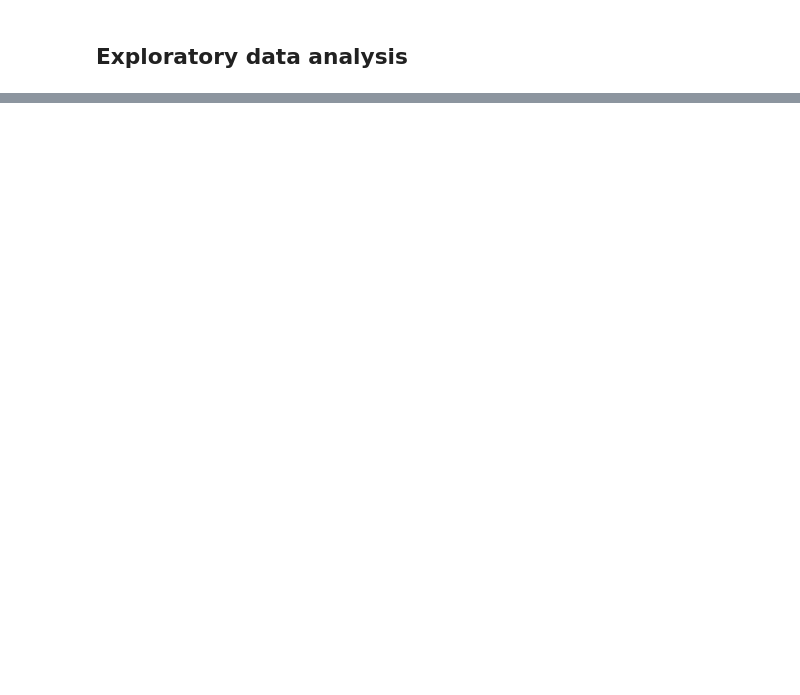
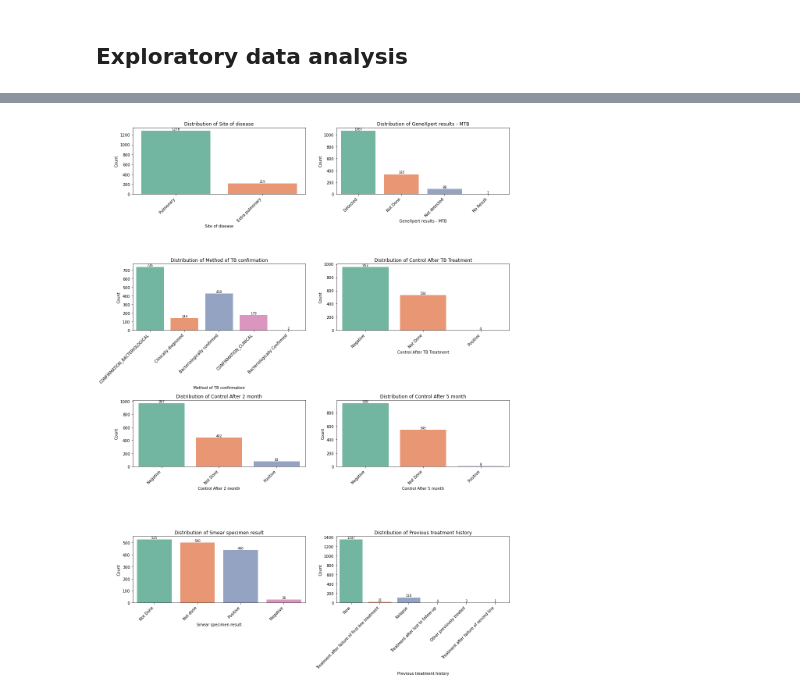
Before and after one commit to jeanarm/EDA_FOR_TB_Treatment_Outcome_Prediction, a Jupyter notebook: EDA_TB_Treatment_outcome.ipynb, the cells around one changed output, grey strips where cells are left out. Cells and saved outputs as stored; diff of their text form; code cells hidden in the pictures; blank space fills up the shorter version.

Commit message:
exploratory data analysis

```diff
--- a/EDA_TB_Treatment_outcome.ipynb
+++ b/EDA_TB_Treatment_outcome.ipynb
@@ -575,0 +689,36 @@ tb_dataset
+# %%
+
+# List of categorical features
+categorical_features = ["Site of disease", "GeneXpert results - MTB", "Method of TB confirmation",
+                        "Control After TB Treatment", "Control After 2 month", "Control After 5 month",
+                        "Smear specimen result", "Previous treatment history"]
+
+# Calculate the number of rows and columns for the subplots
+num_features = len(categorical_features)
+num_cols = 2  # Number of columns in the subplot grid
+num_rows = (num_features + 1) // num_cols  # Use integer division to determine the number of rows
+
+# Create subplots
+fig, axes = plt.subplots(num_rows, num_cols, figsize=(15, 5 * num_rows))
+
+# Loop through each categorical feature and create bar plots in subplots
+for i, feature in enumerate(categorical_features):
+    row = i // num_cols
+    col = i % num_cols
+    ax = axes[row, col]
+    sns.countplot(data=loaded_df, x=feature, palette="Set2", ax=ax)
+    ax.set_title(f'Distribution of {feature}')
+    ax.set_xlabel(feature)
+    ax.set_ylabel('Count')
+    ax.tick_params(axis='x', rotation=45)
+    ax.set_xticklabels(ax.get_xticklabels(), ha='right')  # Adjust x-axis label alignment
+    # Add count numbers on top of each bar
+    for p in ax.patches:
+        ax.annotate(f'{p.get_height()}', (p.get_x() + p.get_width() / 2., p.get_height()),
+                    ha='center', va='bottom', fontsize=8, color='black')
+
+# Adjust layout and display the subplots
+plt.tight_layout()
+plt.show()
+# %% [output]
+[figure, added]
```
Also changed, not shown: parts of 15 cells of this notebook.
